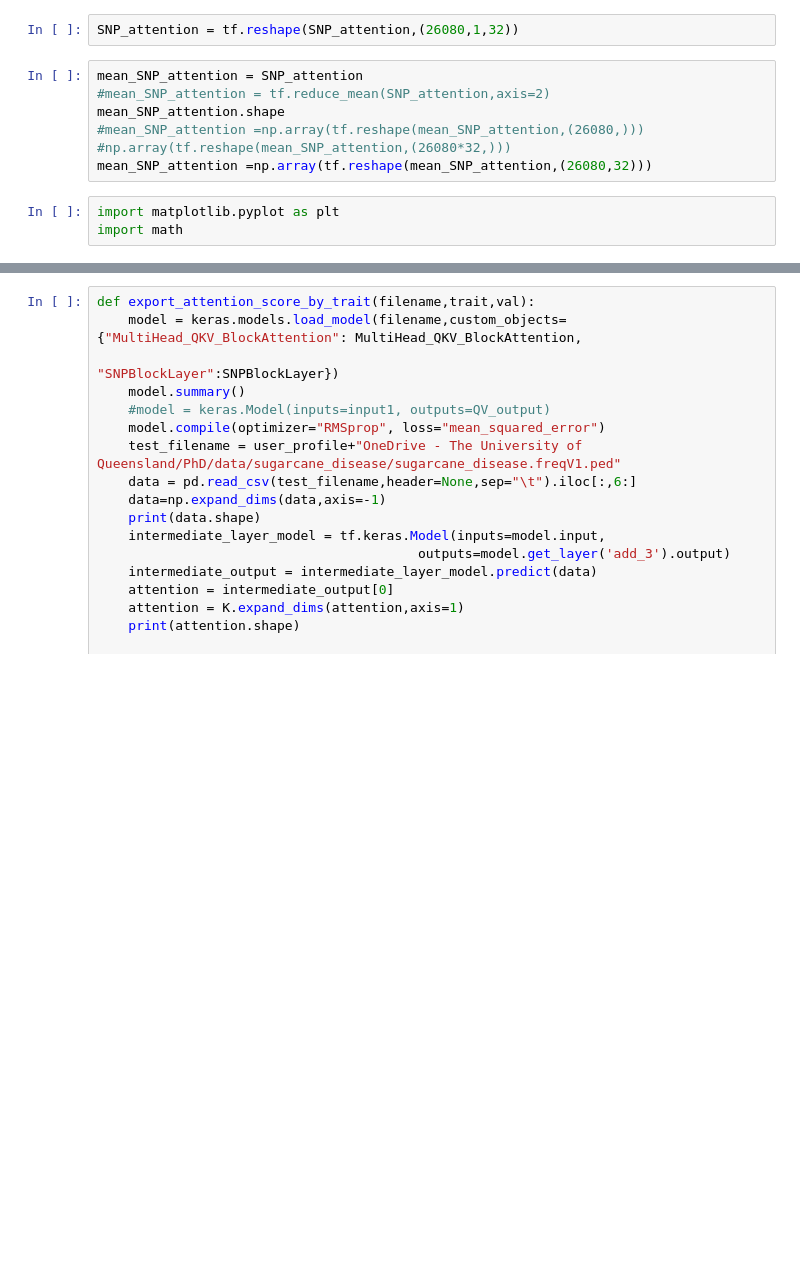
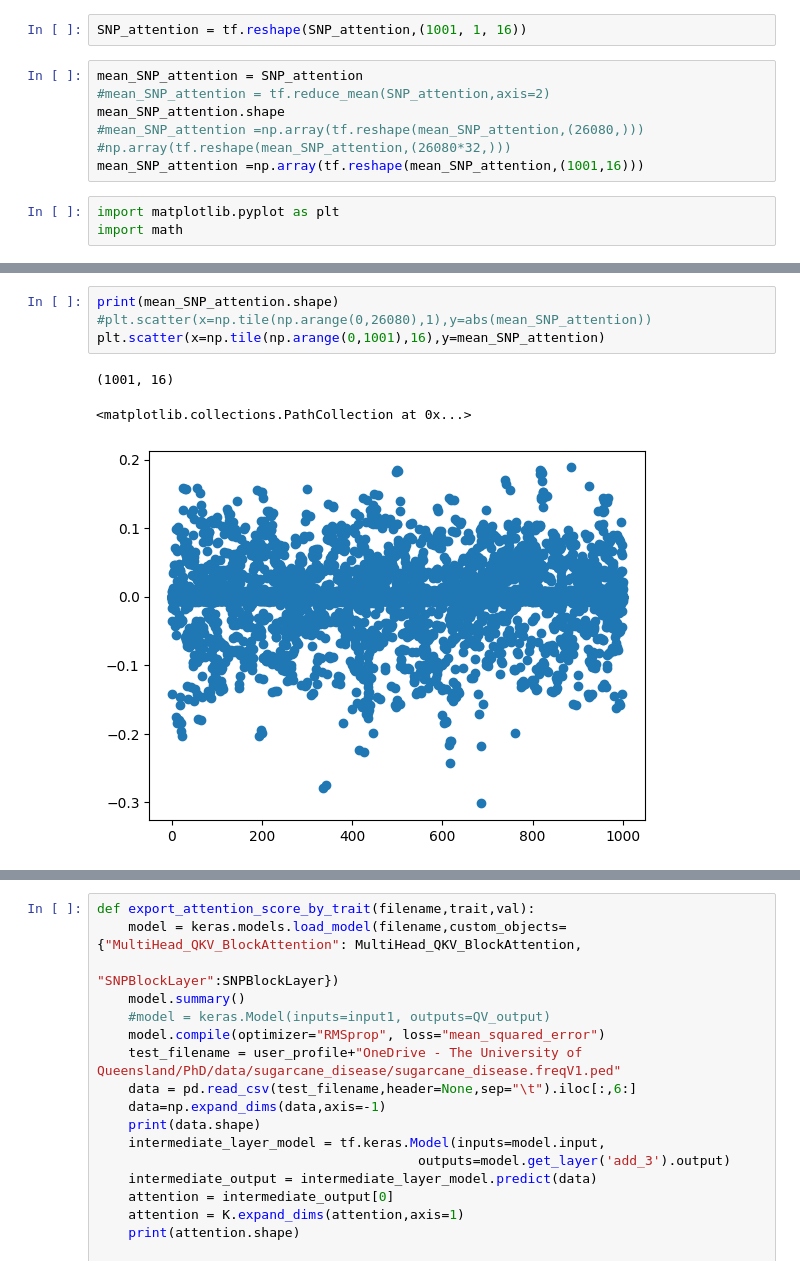
Before and after one commit to CCS-voidBird/PhD_Notebook, a Jupyter notebook: Code/ML_composer/Shap_Model_Interpretation.ipynb, the cells around one changed output, grey strips where cells are left out. Drawn from its saved outputs; the diff is of its cells as text; blank space fills up the shorter version.

```diff
--- a/Code/ML_composer/Shap_Model_Interpretation.ipynb
+++ b/Code/ML_composer/Shap_Model_Interpretation.ipynb
@@ -105,13 +125,13 @@ LNN_weight[0].shape
 # %%
 SNP_attention = tf.multiply(attention,LNN_weight[0])
 # %%
-SNP_attention = tf.reshape(SNP_attention,(26080,1,32))
+SNP_attention = tf.reshape(SNP_attention,(1001, 1, 16))
 # %%
 mean_SNP_attention = SNP_attention
 #mean_SNP_attention = tf.reduce_mean(SNP_attention,axis=2)
 mean_SNP_attention.shape
 #mean_SNP_attention =np.array(tf.reshape(mean_SNP_attention,(26080,))) #np.array(tf.reshape(mean_SNP_attention,(26080*32,)))
-mean_SNP_attention =np.array(tf.reshape(mean_SNP_attention,(26080,32)))
+mean_SNP_attention =np.array(tf.reshape(mean_SNP_attention,(1001,16)))
 # %%
 import matplotlib.pyplot as plt
 import math
@@ -125,0 +154,8 @@ mean_SNP_attention.shape
+# %%
+print(mean_SNP_attention.shape)
+#plt.scatter(x=np.tile(np.arange(0,26080),1),y=abs(mean_SNP_attention))
+plt.scatter(x=np.tile(np.arange(0,1001),16),y=mean_SNP_attention)
+# %% [output]
+(1001, 16)
+<matplotlib.collections.PathCollection at 0x...>
+[figure, added]
```
Also changed, not shown: parts of 18 cells of this notebook.
